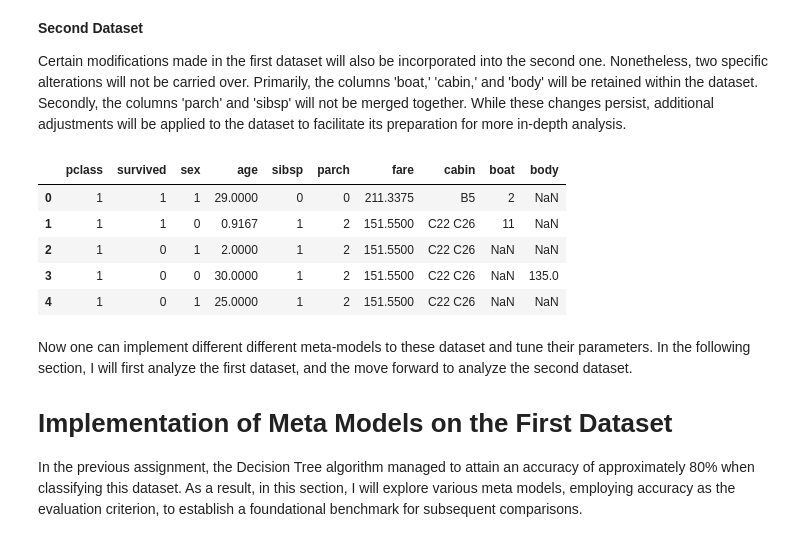
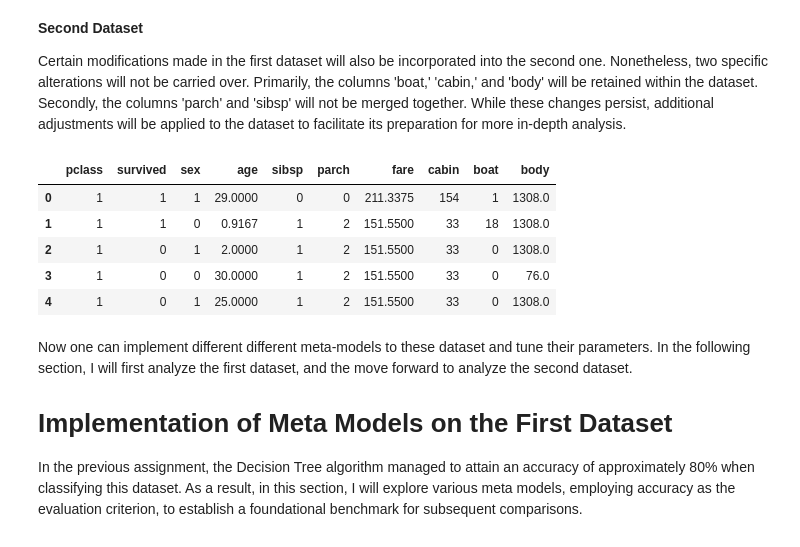
Before and after one commit to hooman-b/Machine_learning_assignments, a Jupyter notebook: Supervised_Learning/Seventh_Assignment/Assignment7.ipynb, the cells around one changed output. Saved outputs shown, nothing was run; the diff lists cells and outputs as text; code cells hidden in the pictures.

```diff
--- a/Supervised_Learning/Seventh_Assignment/Assignment7.ipynb
+++ b/Supervised_Learning/Seventh_Assignment/Assignment7.ipynb
@@ -243,29 +243,37 @@ Certain modifications made in the first dataset will also be incorporated into t
 # %%
 def df_preprocessor_second(df):
     corrected_df = df.copy()
 
     # drop the irrelevant columns
     corrected_df = corrected_df.iloc[:,:-1].drop(columns=['name', 'ticket', 'embarked'])
 
     # Fill missing values of 'age' column with mean value
     corrected_df.age = corrected_df.age.fillna(value=corrected_df.age.mean())
 
     # Fill the missing value of 'fare' column with mean value
     corrected_df.fare = corrected_df.fare.fillna(value=corrected_df.fare.mean())
 
     # Convert 'sex' columns to '0' = male, '1' = 'female'
     corrected_df.sex = corrected_df.sex.replace(['male','female'],[0, 1])
+
+    # I will use replace to change the values in cabin, boat column since dummies is not working here
+    corrected_df.cabin.replace(set(corrected_df.cabin),
+                        np.arange(0, len(set(corrected_df.cabin))), inplace=True)
+    corrected_df.boat.replace(set(corrected_df.boat),
+                        np.arange(0, len(set(corrected_df.boat))), inplace=True)
+    corrected_df.body.replace(set(corrected_df.body),
+                        np.arange(0, len(set(corrected_df.body))), inplace=True)
     return corrected_df
 
 second_df = df_preprocessor_second(df)
 second_df.head()
 # %% [output]
 |  | pclass | survived | sex | age | sibsp | parch | fare | cabin | boat | body |
-| 0 | 1 | 1 | 1 | 29.0000 | 0 | 0 | 211.3375 | B5 | 2 | NaN |
-| 1 | 1 | 1 | 0 | 0.9167 | 1 | 2 | 151.5500 | C22 C26 | 11 | NaN |
-| 2 | 1 | 0 | 1 | 2.0000 | 1 | 2 | 151.5500 | C22 C26 | NaN | NaN |
-| 3 | 1 | 0 | 0 | 30.0000 | 1 | 2 | 151.5500 | C22 C26 | NaN | 135.0 |
-| 4 | 1 | 0 | 1 | 25.0000 | 1 | 2 | 151.5500 | C22 C26 | NaN | NaN |
+| 0 | 1 | 1 | 1 | 29.0000 | 0 | 0 | 211.3375 | 154 | 1 | 1308.0 |
+| 1 | 1 | 1 | 0 | 0.9167 | 1 | 2 | 151.5500 | 33 | 18 | 1308.0 |
+| 2 | 1 | 0 | 1 | 2.0000 | 1 | 2 | 151.5500 | 33 | 0 | 1308.0 |
+| 3 | 1 | 0 | 0 | 30.0000 | 1 | 2 | 151.5500 | 33 | 0 | 76.0 |
+| 4 | 1 | 0 | 1 | 25.0000 | 1 | 2 | 151.5500 | 33 | 0 | 1308.0 |
 # %% [markdown]
 Now one can implement different different meta-models to these dataset and tune their parameters. In the following section, I will first analyze the first dataset, and the move forward to analyze the second dataset.
 
```
Also changed, not shown: parts of 11 cells of this notebook, 4 other files.
